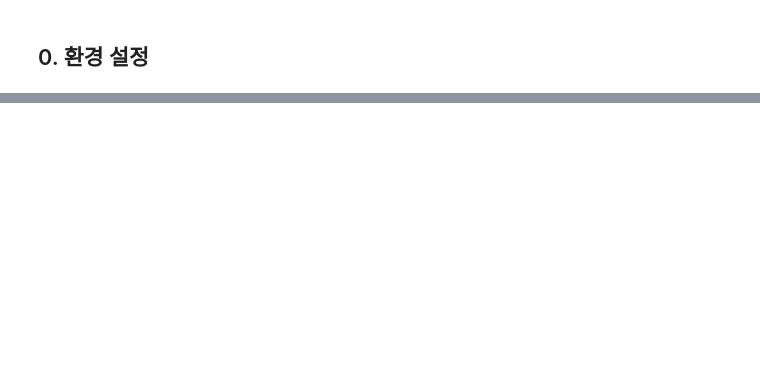
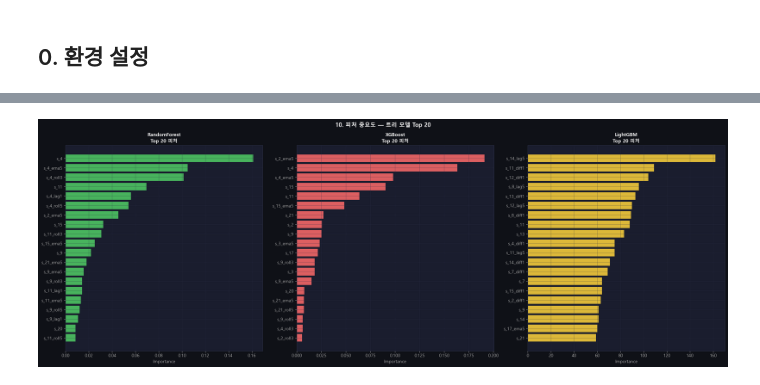
Before and after one commit to dlalswns0211/sparta_project_4_team16, a Jupyter notebook: MJ/CMAPSS_ML_FD001_MJ.ipynb, the cells around one changed output, grey strips where cells are left out. Drawn from its saved outputs; the diff is of its cells as text; code cells hidden in the pictures; blank space fills up the shorter version.

```diff
--- a/MJ/CMAPSS_ML_FD001_MJ.ipynb
+++ b/MJ/CMAPSS_ML_FD001_MJ.ipynb
@@ -943,0 +1003,83 @@ print('=' * 80)
+# %%
+
+print('=== 10. 피처 중요도 분석 ===')
+
+# ── 트리 모델 importance ─────────────────────────────────────────────
+fig, axes = plt.subplots(1, 3, figsize=(22, 8))
+fig.suptitle(f'10. 피처 중요도 — 트리 모델 Top {TOP_N_IMPORT}', fontsize=13, fontweight='bold')
+
+fi_dfs = {}
+for ax, mname in zip(axes, tree_models):
+    m = BEST_MODELS[mname]
+    fi = pd.Series(m.feature_importances_, index=FEATURES_TREE).nlargest(TOP_N_IMPORT)
+    fi_dfs[mname] = fi
+    ax.barh(fi.index[::-1], fi.values[::-1], color=MODEL_COLORS[mname], alpha=0.85)
+    ax.set_title(f'{mname}\nTop {TOP_N_IMPORT} 피처', fontweight='bold')
+    ax.set_xlabel('Importance')
+    ax.set_facecolor(BG2)
+
+plt.tight_layout()
+plt.show()
+
+# 트리 공통 상위 피처
+top10_sets = {m: set(fi.nlargest(10).index) for m, fi in fi_dfs.items()}
+common_top = top10_sets['RandomForest'] & top10_sets['XGBoost'] & top10_sets['LightGBM']
+print(f'\n3개 트리 모델 공통 Top-10 피처 ({len(common_top)}개):')
+for f in sorted(common_top):
+    print('  -', f)
+
+# ── 최고 선형 모델 절대 계수 ──────────────────────────────────────────
+lin_model = BEST_MODELS[best_lin_name]
+coef = pd.Series(np.abs(lin_model.coef_), index=FEATURES_LINEAR).nlargest(TOP_N_IMPORT)
+
+fig, ax = plt.subplots(figsize=(14, 6))
+ax.barh(coef.index[::-1], coef.values[::-1], color=MODEL_COLORS[best_lin_name], alpha=0.85)
+ax.set_title(f'{best_lin_name} — 절대계수 Top {TOP_N_IMPORT}')
+ax.set_xlabel('|Coefficient|')
+ax.set_facecolor(BG2)
+plt.tight_layout()
+plt.show()
+
+# ── 전체 최고 모델 permutation importance ─────────────────────────────
+best_model = BEST_MODELS[best_model_name]
+if ALL_RESULTS[best_model_name]['type'] == 'linear':
+    X_perm = Xls_val
+    perm_features = FEATURES_LINEAR
+else:
+    X_perm = X_val
+    perm_features = FEATURES_TREE
+
+perm = permutation_importance(
+    best_model, X_perm, y_val,
+    n_repeats=5, random_state=RANDOM_STATE, scoring='neg_root_mean_squared_error'
+)
+perm_df = pd.DataFrame({
+    'feature': perm_features,
+    'importance_mean': perm.importances_mean,
+    'importance_std': perm.importances_std
+}).sort_values('importance_mean', ascending=False)
+
+fig, ax = plt.subplots(figsize=(14, 8))
+top_perm = perm_df.head(TOP_N_IMPORT).iloc[::-1]
+ax.barh(top_perm['feature'], top_perm['importance_mean'], xerr=top_perm['importance_std'],
+        color=MODEL_COLORS[best_model_name], alpha=0.85)
+ax.set_title(f'전체 최고 모델 {best_model_name} — Permutation Importance Top {TOP_N_IMPORT}')
+ax.set_xlabel('중요도 감소량 (neg RMSE 기준)')
+ax.set_facecolor(BG2)
+plt.tight_layout()
+plt.show()
+
+# 저장
+for mname, fi in fi_dfs.items():
+    pd.DataFrame({'feature': fi.index, 'importance': fi.values}).to_csv(
+        os.path.join(RESULT_DIR, f'feature_importance_{mname}_random42.csv'),
+        index=False, encoding='utf-8-sig'
+    )
+pd.DataFrame({'feature': coef.index, 'abs_coef': coef.values}).to_csv(
+    os.path.join(RESULT_DIR, f'feature_importance_{best_lin_name}_coef_random42.csv'),
+    index=False, encoding='utf-8-sig'
+)
+perm_path = os.path.join(RESULT_DIR, f'feature_importance_{best_model_name}_permutation_random42.csv')
+perm_df.to_csv(perm_path, index=False, encoding='utf-8-sig')
+print(f'📄 permutation importance 저장: {perm_path}')
+# %% [output]
@@ -943,0 +1087 @@ print('=' * 80)
+[figure, added]
```
Also changed, not shown: parts of 64 cells of this notebook, 1 other file.
